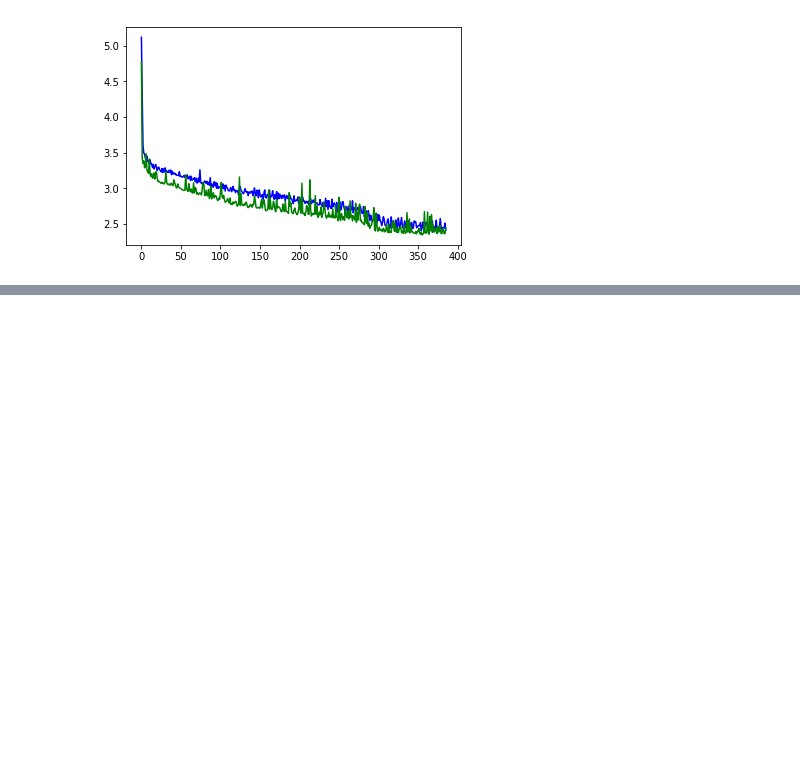
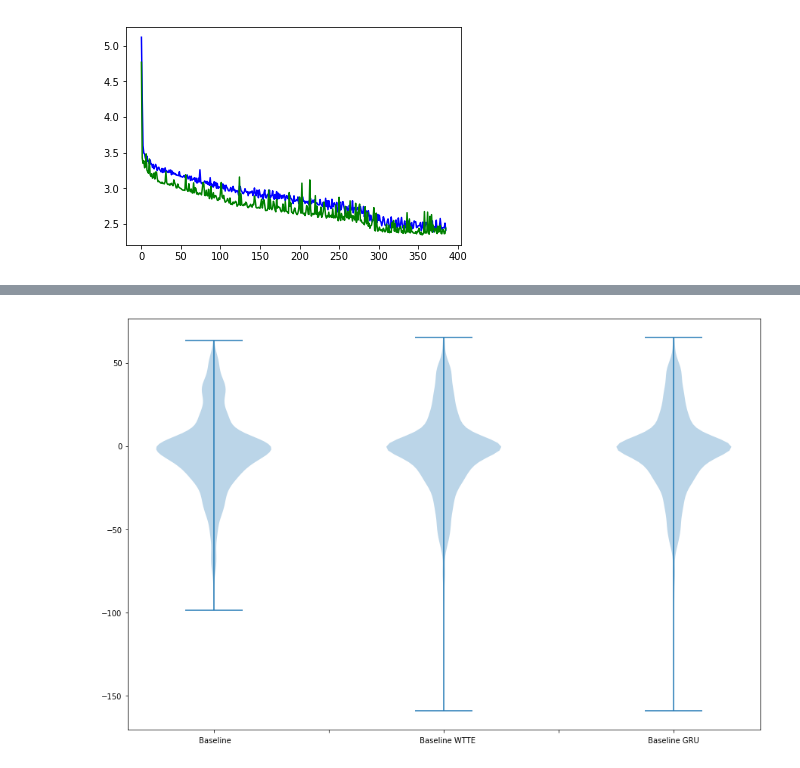
Before and after one commit to Manelmc/rnn-time-to-event, a Jupyter notebook: predictive-maintenance-turbofan-engine.ipynb, the cells around one changed output, grey strips where cells are left out. Saved outputs shown, nothing was run; the diff lists cells and outputs as text; code cells hidden in the pictures; blank space fills up the shorter version.

```diff
--- a/Turbofan Engine/predictive-maintenance-turbofan-engine.ipynb
+++ b/predictive-maintenance-turbofan-engine.ipynb
@@ -574,6 +579,11 @@ print evaluate_and_plot(model,
 # comment the next line to visualise the plot for the median
 plt.close()
 
+# We save the validation errors to later compare the models
+validation_wtte = [mean_weibull(alpha, beta)
+                   for batch in model.predict(val_X)
+                   for beta, alpha in batch]
+
 print "\nMean"
 print evaluate_and_plot(model,
                         [("Train", train_X, train_Y_wtte),
@@ -900,0 +941,25 @@ evaluate_and_plot(model,
+# %%
+%matplotlib inline
+import seaborn as sns
+
+l = val_Y.flatten()
+y_true = np.ma.compressed(np.ma.masked_where(l==0, l))
+y_pred_baseline = np.ma.compressed(np.ma.masked_where(l==0, validation_baseline))
+y_pred_wtte = np.ma.compressed(np.ma.masked_where(l==0, validation_wtte))
+y_pred_gru = np.ma.compressed(np.ma.masked_where(l==0, validation_gru))
+
+
+fig = plt.figure()
+ax = fig.add_subplot(1, 1, 1)
+ax.violinplot([y_pred_baseline - y_true,
+                    y_pred_wtte - y_true,
+                    y_pred_gru - y_true])
+
+ax.set_xticklabels([])
+plt.figtext(0.21, 0.1, ' Baseline')
+plt.figtext(0.480, 0.1, ' Baseline WTTE')
+plt.figtext(0.76, 0.1, ' Baseline GRU')
+
+fig.set_size_inches(15, 10)
+# %% [output]
+[figure, added]
```
Also changed, not shown: parts of 11 cells of this notebook, 16 other files.
